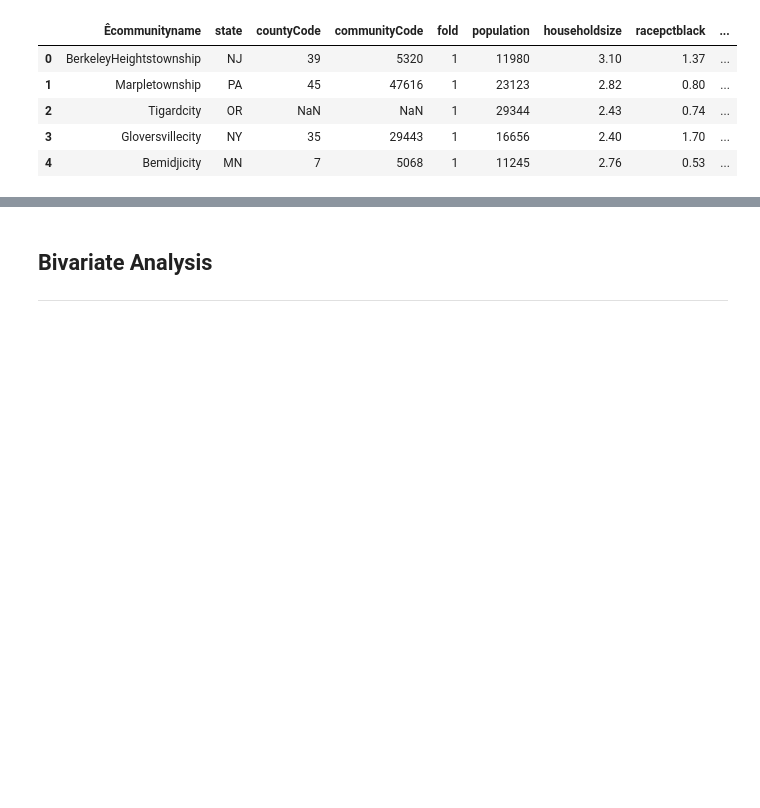
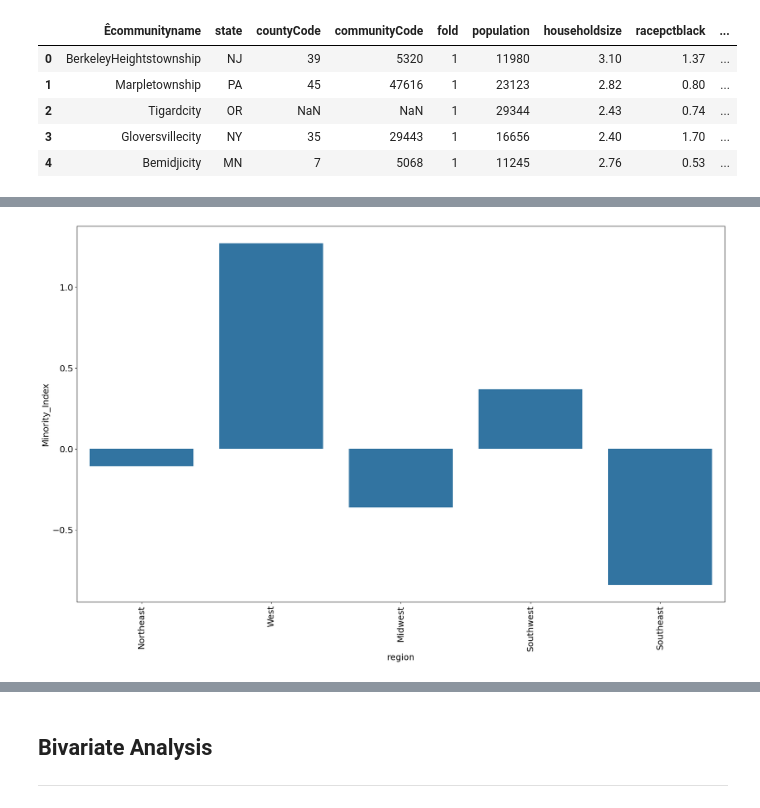
Before and after one commit to RJUNCC/crime_project, a Jupyter notebook: notebooks/better_communities_crime.ipynb, the cells around one changed output, grey strips where cells are left out. Drawn from its saved outputs; the diff is of its cells as text; code cells hidden in the pictures; blank space fills up the shorter version.

```diff
--- a/notebooks/better_communities_crime.ipynb
+++ b/notebooks/better_communities_crime.ipynb
@@ -101,3 +126,32 @@ crime_df['region'] = crime_df['state'].apply(assign_region)
 # %%
 # Drop columns that are not useful for modeling
 crime_df = crime_df.drop(columns=['state', 'Êcommunityname', 'countyCode', 'communityCode', "fold"])
+# %%
+from sklearn.decomposition import PCA
+from sklearn.preprocessing import StandardScaler
+
+# Select minority percentage columns
+minority_pct_cols = ['racepctblack', 'racePctAsian', 'racePctHisp', 'indianPerCap']
+
+# Standardize the data
+scaler = StandardScaler()
+minority_scaled = scaler.fit_transform(crime_df[minority_pct_cols])
+
+# Apply PCA to reduce to a single component
+pca = PCA(n_components=1)
+crime_df['Minority_Index'] = pca.fit_transform(minority_scaled)
+
+# Optionally, bin the composite index
+crime_df['Minority_Index_binned'] = pd.qcut(crime_df['Minority_Index'], q=3, labels=['Low', 'Medium', 'High'])
+
+# One-hot encode the binned index
+# crime_df = pd.get_dummies(
+#     crime_df,
+#     columns=['Minority_Index_binned'],
+#     # drop_first=True  # To avoid multicollinearity
+# )
+
+# Verification
+# crime_df= crime_df.drop(["Minority_Index_binned_Low", "Minority_Index_binned_Medium", "Minority_Index_binned_High"], axis=1)
+crime_df.head()
+# graph minority index based on region
@@ -104,3 +189,7 @@ crime_df = crime_df.drop(columns=['state', 'Êcommunityname', 'countyCode', 'com
+# %%
+plot_barplot(dataframe=crime_df, x="region", y="Minority_Index", xtick_rotation=90, figsize=(24, 14))
+# %% [output]
+[figure, added]
 # %%
 # One-hot encode the regions column
 crime_df['region'] = crime_df['region'].astype('category')
```
Also changed, not shown: parts of 32 cells of this notebook.
